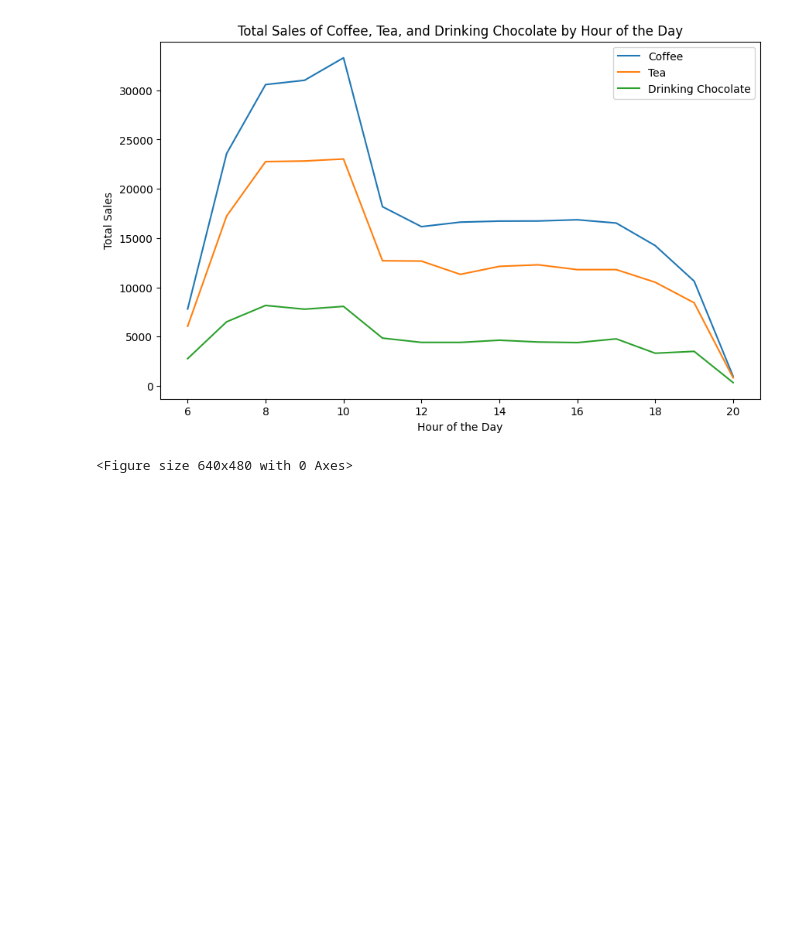
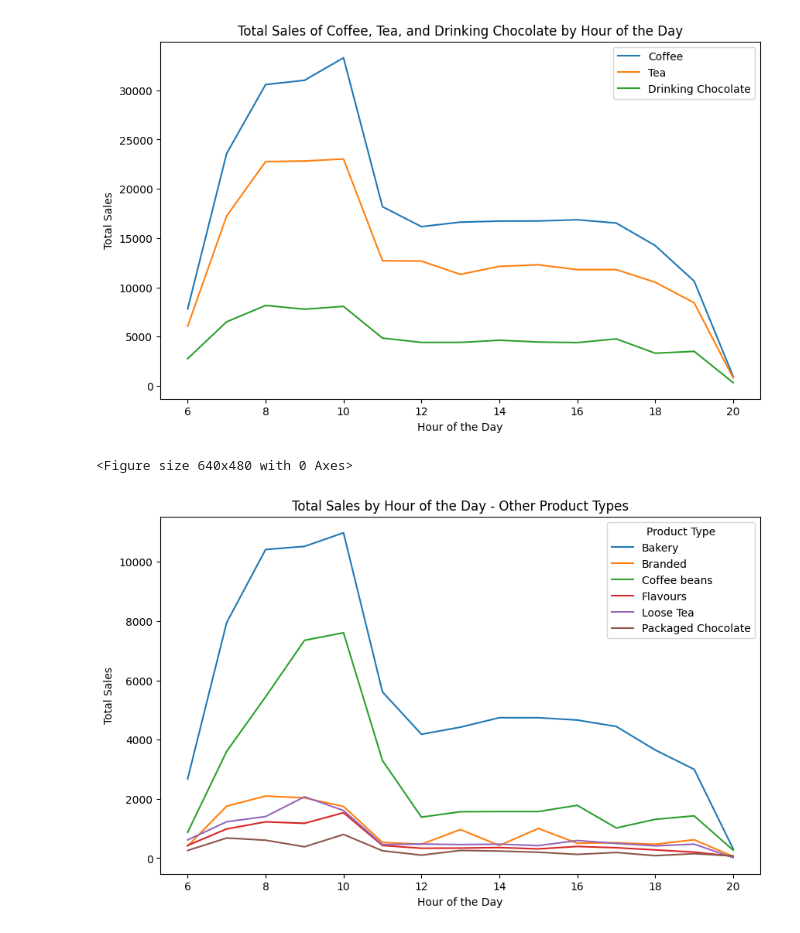
Before and after one commit to cedetraz96/Coffee_Crew, a Jupyter notebook: CoffeeShopAnalysis.ipynb, the cells around one changed output. Cells and saved outputs as stored; diff of their text form; code cells hidden in the pictures; blank space fills up the shorter version.

Commit message:
cleaning up
a more clean version of the previous push along with a couple added visualizations

```diff
--- a/CoffeeShopAnalysis.ipynb
+++ b/CoffeeShopAnalysis.ipynb
@@ -359,3 +359,24 @@ plt.savefig('coffee_tea_chocolate_sales.png')
 # %% [output]
 [figure]
 <Figure size 640x480 with 0 Axes>
+# %%
+# Filter the data to exclude the product types used in the previous plot
+excluded_product_types = ['Coffee', 'Tea', 'Drinking Chocolate']
+filtered_df = coffee_df[~coffee_df['product_category'].isin(excluded_product_types)]
+
+# Group the filtered data by hour and product category and calculate the total sales
+hourly_product_sales = filtered_df.groupby(['hour', 'product_category'])['totalsales'].sum()
+
+# Reshape the data to have hours as rows and product types as columns
+hourly_product_sales = hourly_product_sales.unstack(level='product_category')
+
+# Create a line plot
+hourly_product_sales.plot(kind='line', figsize=(10, 6))
+plt.xlabel('Hour of the Day')
+plt.ylabel('Total Sales')
+plt.title('Total Sales by Hour of the Day - Other Product Types')
+plt.legend(title='Product Type')
+
+plt.show()
+# %% [output]
+[figure, added]
```
Also changed, not shown: parts of 3 cells of this notebook, 6 other files.
